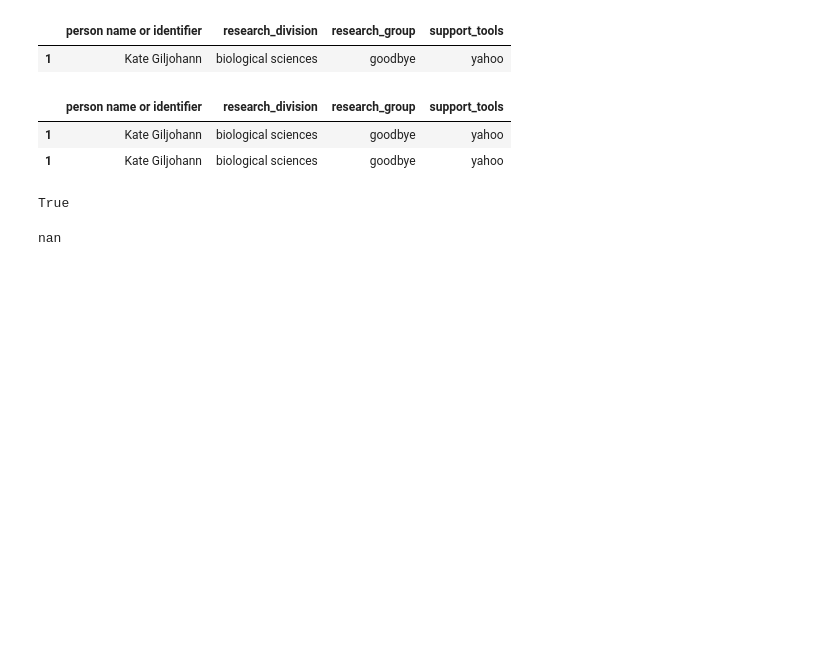
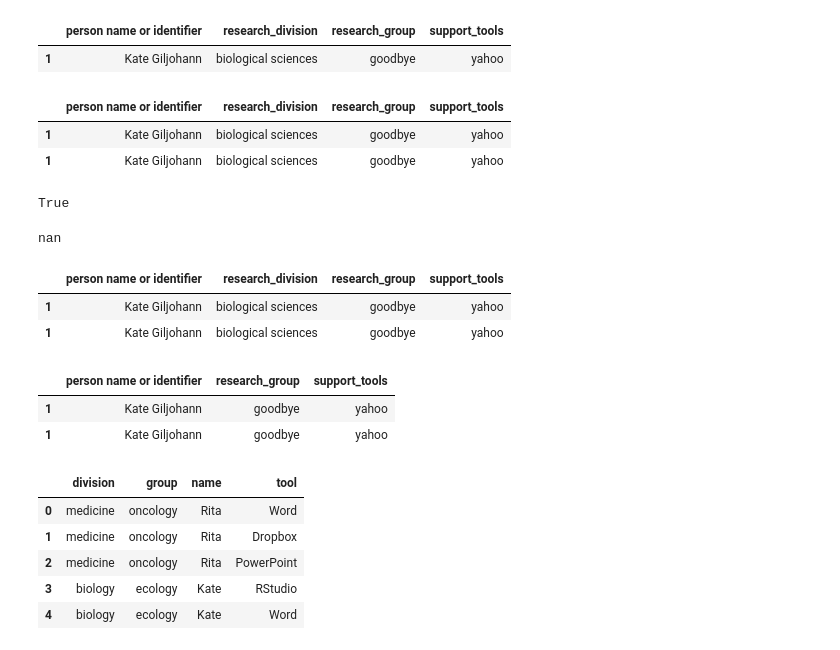
Before and after one commit to DamienIrving/resbaz-posters, a Jupyter notebook: analysis_sandbox.ipynb, the cells around one changed output. Saved outputs shown, nothing was run; the diff lists cells and outputs as text; code cells hidden in the pictures; blank space fills up the shorter version.

```diff
--- a/analysis_sandbox.ipynb
+++ b/analysis_sandbox.ipynb
@@ -120,3 +120,9 @@ True
 row['discipline_datasci_tools']
 # %% [output]
 nan
+# %%
+test
+# %% [output]
+|  | person name or identifier | research_division | research_group | support_tools |
+| 1 | Kate Giljohann | biological sciences | goodbye | yahoo |
+| 1 | Kate Giljohann | biological sciences | goodbye | yahoo |
@@ -122,0 +131,6 @@ nan
+# %%
+test
+# %% [output]
+|  | person name or identifier | research_group | support_tools |
+| 1 | Kate Giljohann | goodbye | yahoo |
+| 1 | Kate Giljohann | goodbye | yahoo |
@@ -122,0 +142,9 @@ nan
+# %%
+left_df
+# %% [output]
+|  | division | group | name | tool |
+| 0 | medicine | oncology | Rita | Word |
+| 1 | medicine | oncology | Rita | Dropbox |
+| 2 | medicine | oncology | Rita | PowerPoint |
+| 3 | biology | ecology | Kate | RStudio |
+| 4 | biology | ecology | Kate | Word |
```
Also changed, not shown: parts of 7 cells of this notebook, 1 other file.
